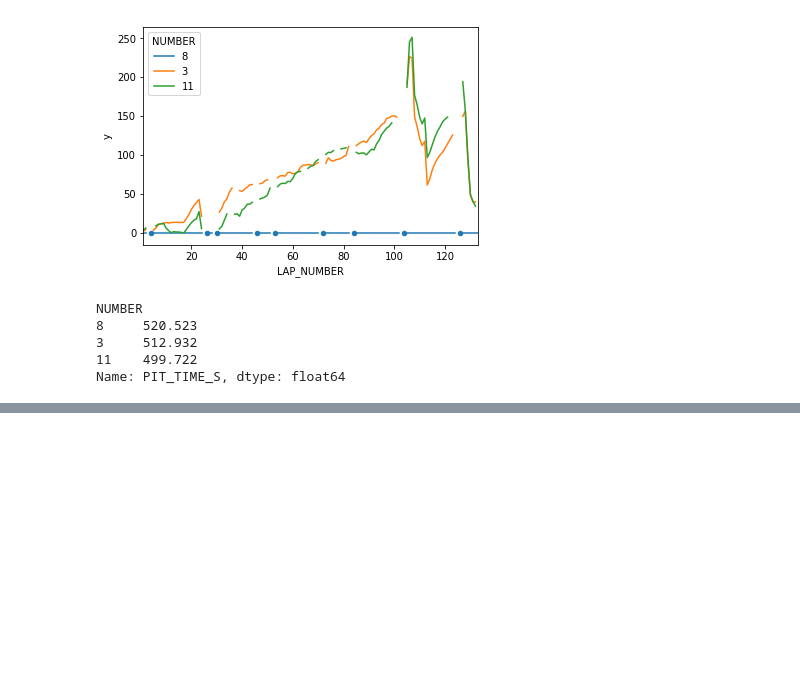
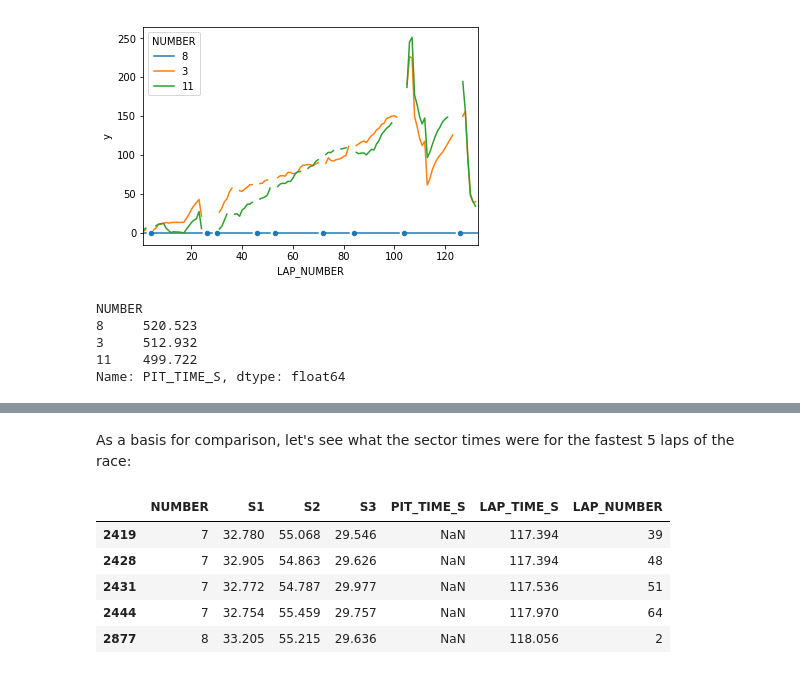
Before and after one commit to f1datajunkie/WEC, a Jupyter notebook: notebooks/Pace Tables.ipynb, the cells around one changed output, grey strips where cells are left out. Saved outputs shown, nothing was run; the diff lists cells and outputs as text; code cells hidden in the pictures; blank space fills up the shorter version.

```diff
--- a/notebooks/Pace Tables.ipynb
+++ b/notebooks/Pace Tables.ipynb
@@ -313,0 +351,13 @@ Name: PIT_TIME_S, dtype: float64
+# %% [markdown]
+As a basis for comparison, let's see what the sector times were for the fastest 5 laps of the race:
+# %%
+pit_sector_cols = ['NUMBER','S1','S2','S3','PIT_TIME_S','LAP_TIME_S', 'LAP_NUMBER']
+
+laptimes.sort_values('LAP_TIME_S').head()[pit_sector_cols]
+# %% [output]
+|  | NUMBER | S1 | S2 | S3 | PIT_TIME_S | LAP_TIME_S | LAP_NUMBER |
+| 2419 | 7 | 32.780 | 55.068 | 29.546 | NaN | 117.394 | 39 |
+| 2428 | 7 | 32.905 | 54.863 | 29.626 | NaN | 117.394 | 48 |
+| 2431 | 7 | 32.772 | 54.787 | 29.977 | NaN | 117.536 | 51 |
+| 2444 | 7 | 32.754 | 55.459 | 29.757 | NaN | 117.970 | 64 |
+| 2877 | 8 | 33.205 | 55.215 | 29.636 | NaN | 118.056 | 2 |
```
Also changed, not shown: parts of 21 cells of this notebook, 1 other file.
